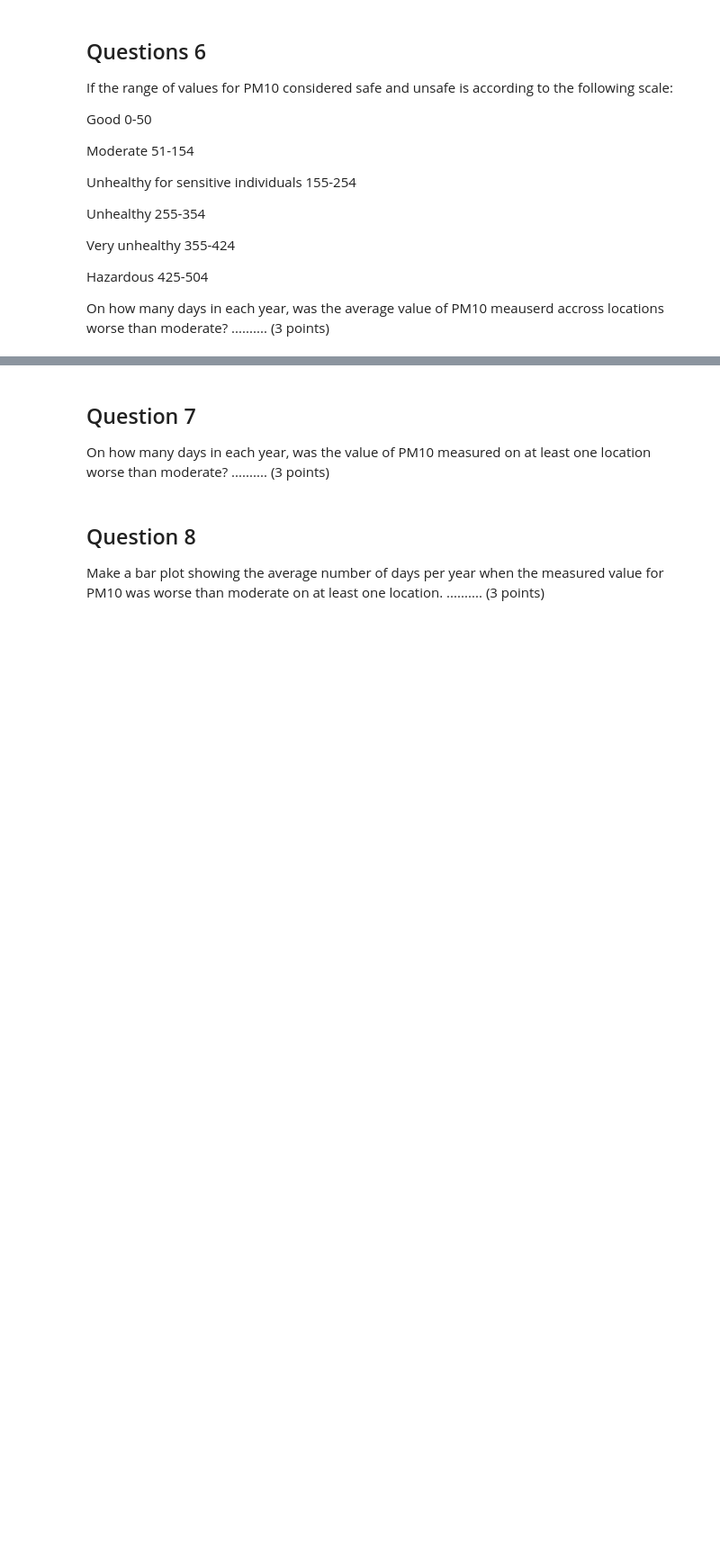
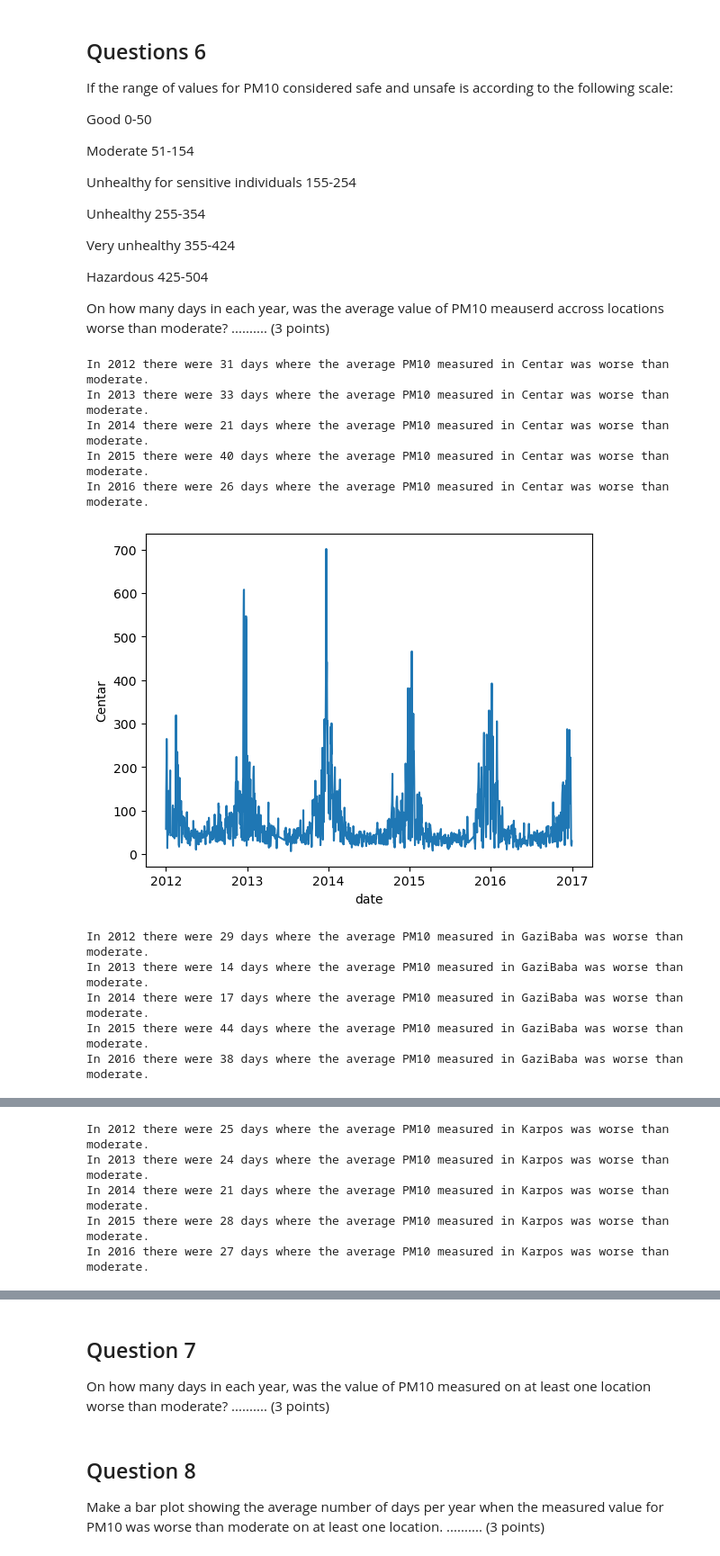
Before and after one commit to zdravozdravo/air-pollution-repo, a Jupyter notebook: 03 Air Pollution.ipynb, the cells around one changed output, grey strips where cells are left out. Shown at 90% size. Cells and saved outputs as stored; diff of their text form; code cells hidden in the pictures; blank space fills up the shorter version.

```diff
--- a/03 Air Pollution.ipynb
+++ b/03 Air Pollution.ipynb
@@ -398,3 +422,46 @@ Hazardous                               425-504
 On how many days in each year, was the average value of PM10 meauserd accross locations worse than moderate?  .......... (3 points)
 # %%
 # Solution
+
+location_list = [ loc for loc in df.columns[:6]]
+
+# def calculate_pollution(pollution_levels):
+#     if np.isnan(pollution_levels):
+#         return np.nan
+#     elif pollution_levels >= 0 and pollution_levels <= 50.999999:
+#         return 'Good'
+#     elif pollution_levels >= 51 and pollution_levels <= 154.999999:
+#         return 'Moderate'
+#     elif pollution_levels >= 155 and pollution_levels <= 254.999999:
+#         return 'Unhealthy for sensitive individuals'
+#     elif pollution_levels >= 255 and pollution_levels <= 354.999999:
+#         return 'Unhealthy'
+#     elif pollution_levels >= 355 and pollution_levels <= 424.999999:
+#         return 'Very unhealthy'
+#     elif pollution_levels >= 425: # and pollution_levels <= 504:
+#         return 'Hazardous'
+
+
+for location in location_list:
+    pm10_df = df[df['pollutant_type'] == 'PM10'].groupby('date').mean().reset_index()
+    pm10_df = pm10_df[['date', location]]
+    #pm10_df['pollution_levels'] = pm10_df[location].apply(lambda x: calculate_pollution(x))
+    pm10_df['date'] = pd.to_datetime(pm10_df['date'])
+    for year in pm10_df['date'].dt.year.unique():
+        num_of_days = pm10_df[(pm10_df[location] > 155) & (pm10_df['date'].dt.year == year)].count()[0]
+        print(f'In {year} there were {num_of_days} days where the average PM10 measured in {location} was worse than moderate.')
+    sns.lineplot(data=pm10_df, y=location, x='date')
+    plt.show()
+    print("\n\n\n\n")
+# %% [output]
+In 2012 there were 31 days where the average PM10 measured in Centar was worse than moderate.
+In 2013 there were 33 days where the average PM10 measured in Centar was worse than moderate.
+In 2014 there were 21 days where the average PM10 measured in Centar was worse than moderate.
+In 2015 there were 40 days where the average PM10 measured in Centar was worse than moderate.
+In 2016 there were 26 days where the average PM10 measured in Centar was worse than moderate.
+[figure, added]
+In 2012 there were 29 days where the average PM10 measured in GaziBaba was worse than moderate.
+In 2013 there were 14 days where the average PM10 measured in GaziBaba was worse than moderate.
+In 2014 there were 17 days where the average PM10 measured in GaziBaba was worse than moderate.
+In 2015 there were 44 days where the average PM10 measured in GaziBaba was worse than moderate.
+In 2016 there were 38 days where the average PM10 measured in GaziBaba was worse than moderate.
@@ -400,0 +469,5 @@ On how many days in each year, was the average value of PM10 meauserd accross lo
+In 2012 there were 25 days where the average PM10 measured in Karpos was worse than moderate.
+In 2013 there were 24 days where the average PM10 measured in Karpos was worse than moderate.
+In 2014 there were 21 days where the average PM10 measured in Karpos was worse than moderate.
+In 2015 there were 28 days where the average PM10 measured in Karpos was worse than moderate.
+In 2016 there were 27 days where the average PM10 measured in Karpos was worse than moderate.
```
Also changed, not shown: parts of 4 cells of this notebook.
